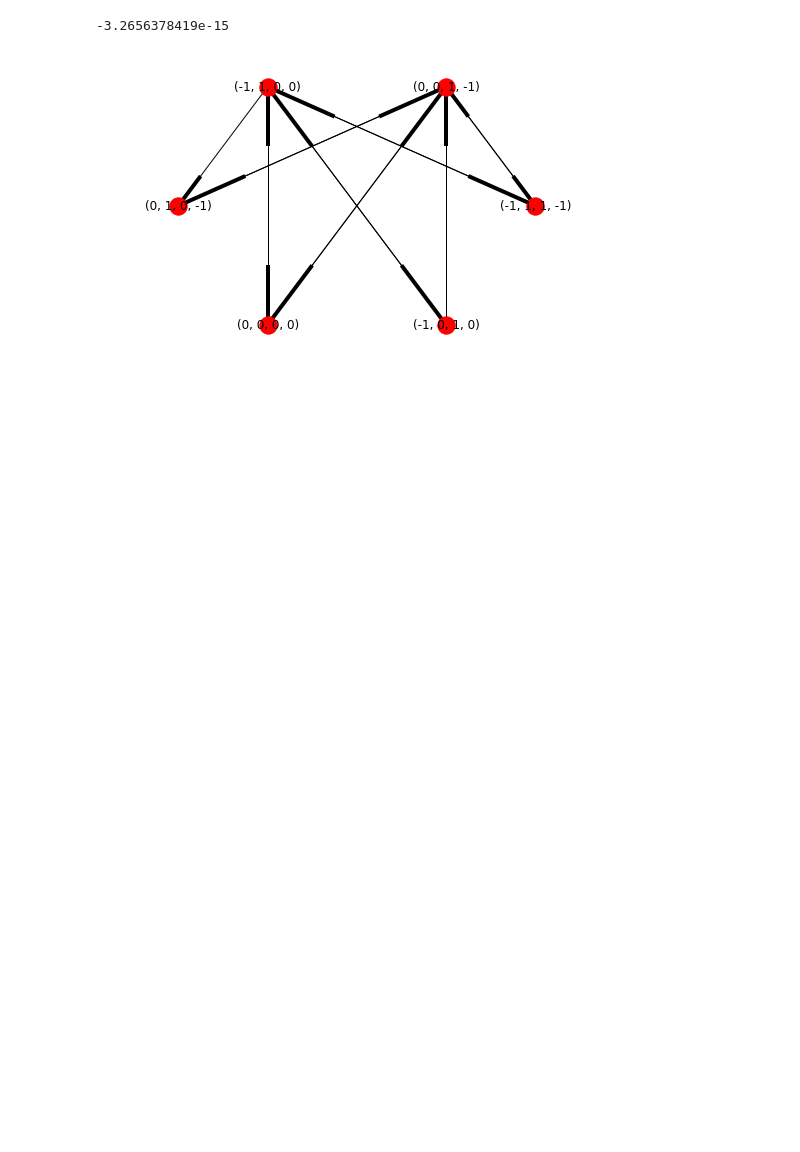
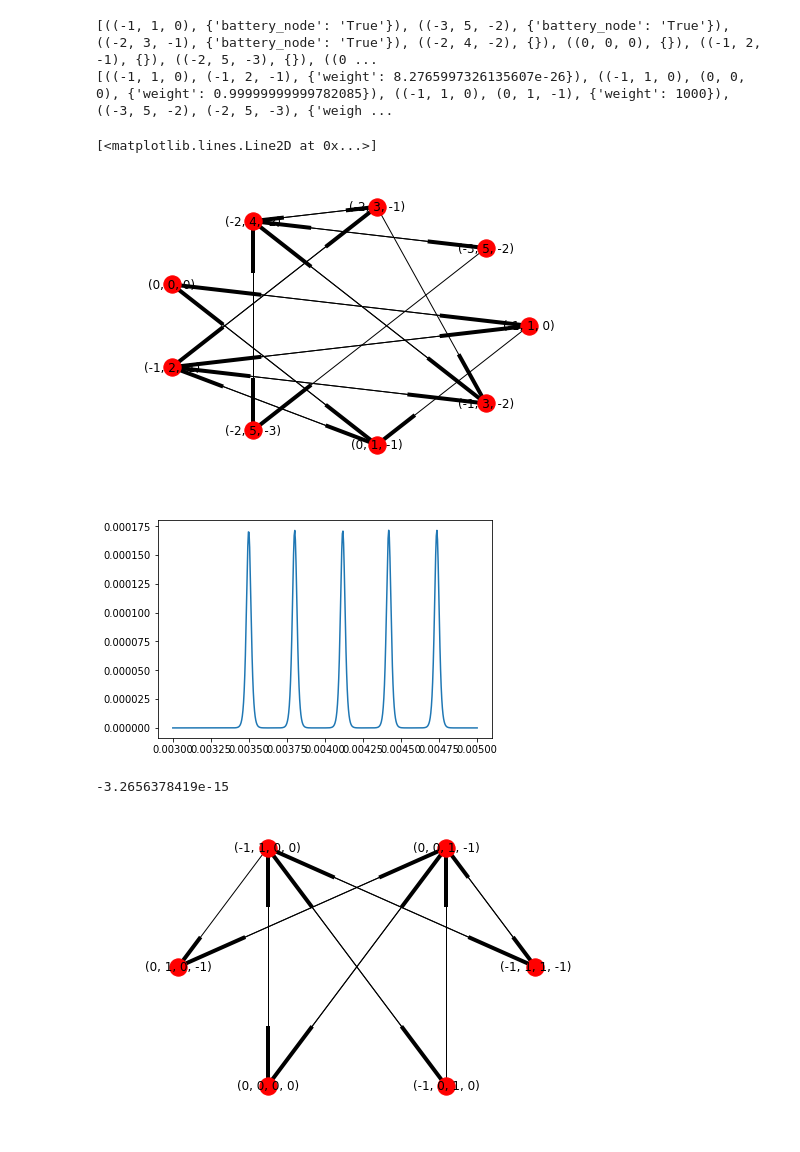
Before and after one commit to Quantumgame/quantum-ml, a Jupyter notebook: ndot/lib/test.ipynb, the cells around one changed output. Cells and saved outputs as stored; diff of their text form; code cells hidden in the pictures; blank space fills up the shorter version.

Commit message:
single dot single point iv works

```diff
--- a/ndot/lib/test.ipynb
+++ b/ndot/lib/test.ipynb
@@ -3,13 +0,0 @@ import numpy as np
-# %%
-import dot_classifier
-reload(dot_classifier)
-import thomas_fermi
-reload(thomas_fermi)
-
-x = np.arange(3)
-V = np.array([1,1,1])
-K = thomas_fermi.create_K_matrix(x)
-mu_l = (2,2)
-N_dot = [1]
-n,mu = thomas_fermi.solve_thomas_fermi(x,V,K,mu_l,N_dot)
-E = thomas_fermi.calculate_thomas_fermi_energy(V,K,n,mu)
@@ -16,3 +6,44 @@ E = thomas_fermi.calculate_thomas_fermi_energy(V,K,n,mu)
+# %%
+import dot_classifier
+reload(dot_classifier)
+import thomas_fermi
+reload(thomas_fermi)
+import markov_graph
+reload(markov_graph)
+
+N_v_points = 500
+V_d_vec = np.linspace(3e-3,5e-3,N_v_points)
+I_vec = np.zeros(N_v_points)
+
+x = np.arange(3)
+K = thomas_fermi.create_K_matrix(x,E_scale=1e-3)
+
+for i in range(N_v_points):
+    V = np.array([5e-3,V_d_vec[i],5e-3])
+    mu_l = (10e-3,10e-3)
+
+    graph_model = (5,1)
+    battery_weight = 1000
+    kT = 10e-6
+    physics = (x,V,K,mu_l,battery_weight,kT)
+    G = markov_graph.generate_graph(graph_model, physics)
+
+    I_vec[i] = markov_graph.get_current(G)
+
+print G.nodes(data=True)
+print G.edges(data=True)
+
+plt.figure(1)
+nx.draw_shell(G,with_labels=True)
+
+plt.figure(2)
+plt.plot(V_d_vec,I_vec)
+# %% [output]
+[((-1, 1, 0), {'battery_node': 'True'}), ((-3, 5, -2), {'battery_node': 'True'}), ((-2, 3, -1), {'battery_node': 'True'}), ((-2, 4, -2), {}), ((0, 0, 0), {}), ((-1, 2, -1), {}), ((-2, 5, -3), {}), ((0 ...
+[((-1, 1, 0), (-1, 2, -1), {'weight': 8.2765997326135607e-26}), ((-1, 1, 0), (0, 0, 0), {'weight': 0.99999999999782085}), ((-1, 1, 0), (0, 1, -1), {'weight': 1000}), ((-3, 5, -2), (-2, 5, -3), {'weigh ...
+[<matplotlib.lines.Line2D at 0x...>]
+[figure, added]
+[figure, added]
 # %%
 import markov_graph
 reload(markov_graph)
```
Also changed, not shown: parts of 2 cells of this notebook, 4 other files.
